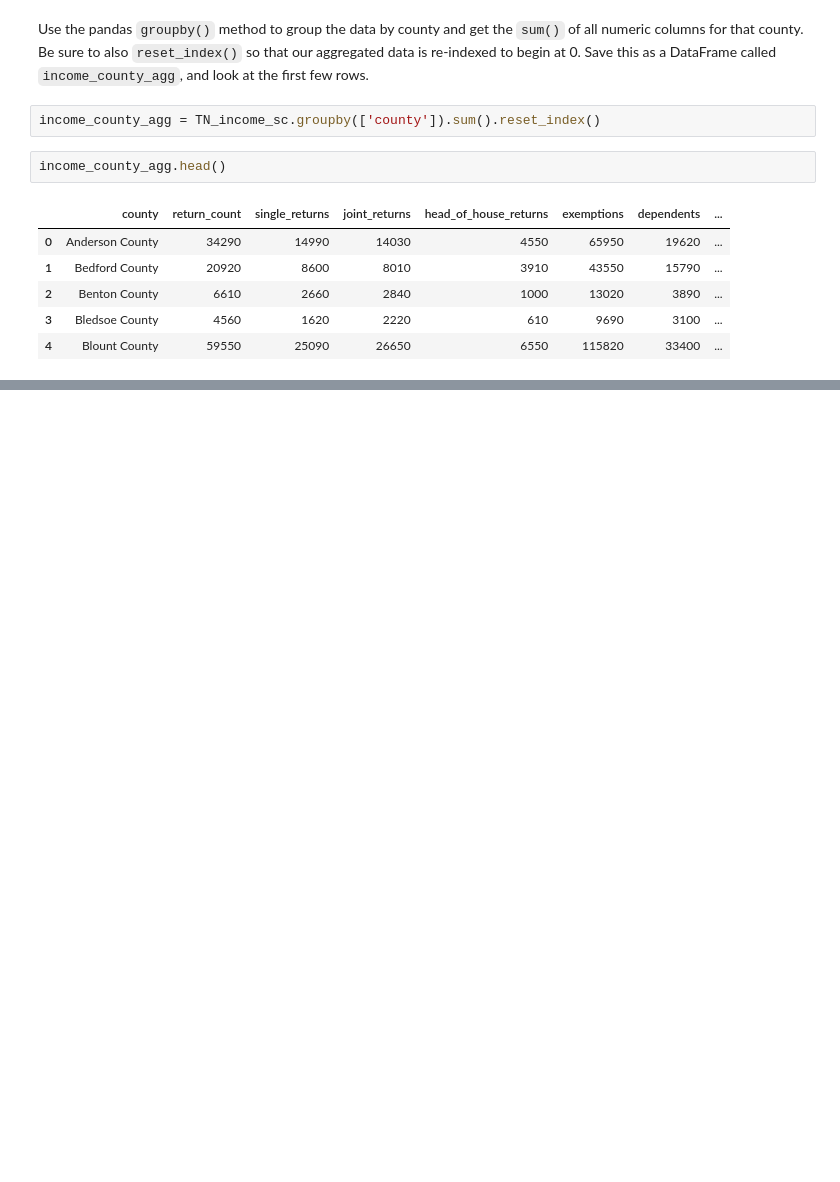
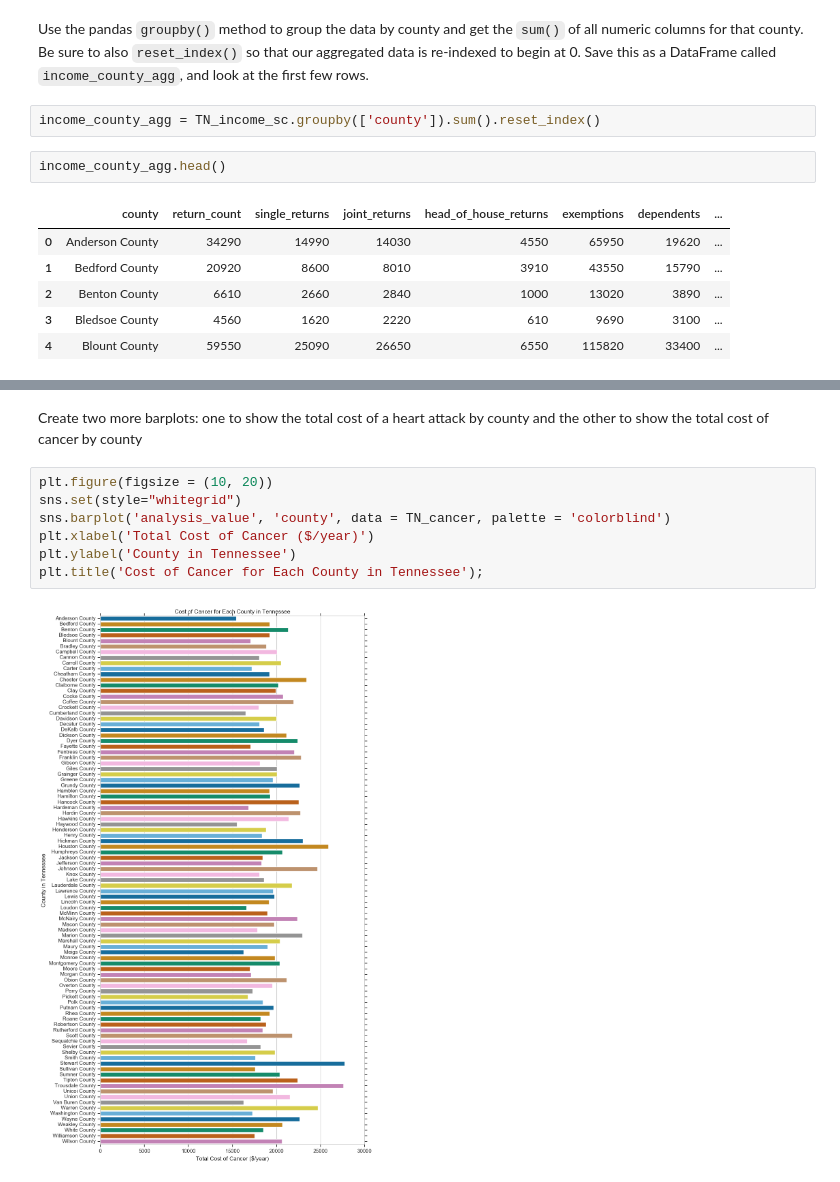
Before and after one commit to staufferalexander/vanderbilt-data-essentials-cohort-2, a Jupyter notebook: Class1_HCcosts_Sept4.19.ipynb, the cells around one changed output, grey strips where cells are left out. Cells and saved outputs as stored; diff of their text form; blank space fills up the shorter version.

```diff
--- a/Class1_HCcosts_Sept4.19.ipynb
+++ b/Class1_HCcosts_Sept4.19.ipynb
@@ -340,0 +447,11 @@ income_county_agg.head()
+# %% [markdown]
+Create two more barplots: one to show the total cost of a heart attack by county and the other to show the total cost of cancer by county
+# %%
+plt.figure(figsize = (10, 20))
+sns.set(style="whitegrid")
+sns.barplot('analysis_value', 'county', data = TN_cancer, palette = 'colorblind')
+plt.xlabel('Total Cost of Cancer ($/year)')
+plt.ylabel('County in Tennessee')
+plt.title('Cost of Cancer for Each County in Tennessee');
+# %% [output]
+[figure, added]
```
Also changed, not shown: parts of 53 cells of this notebook.
